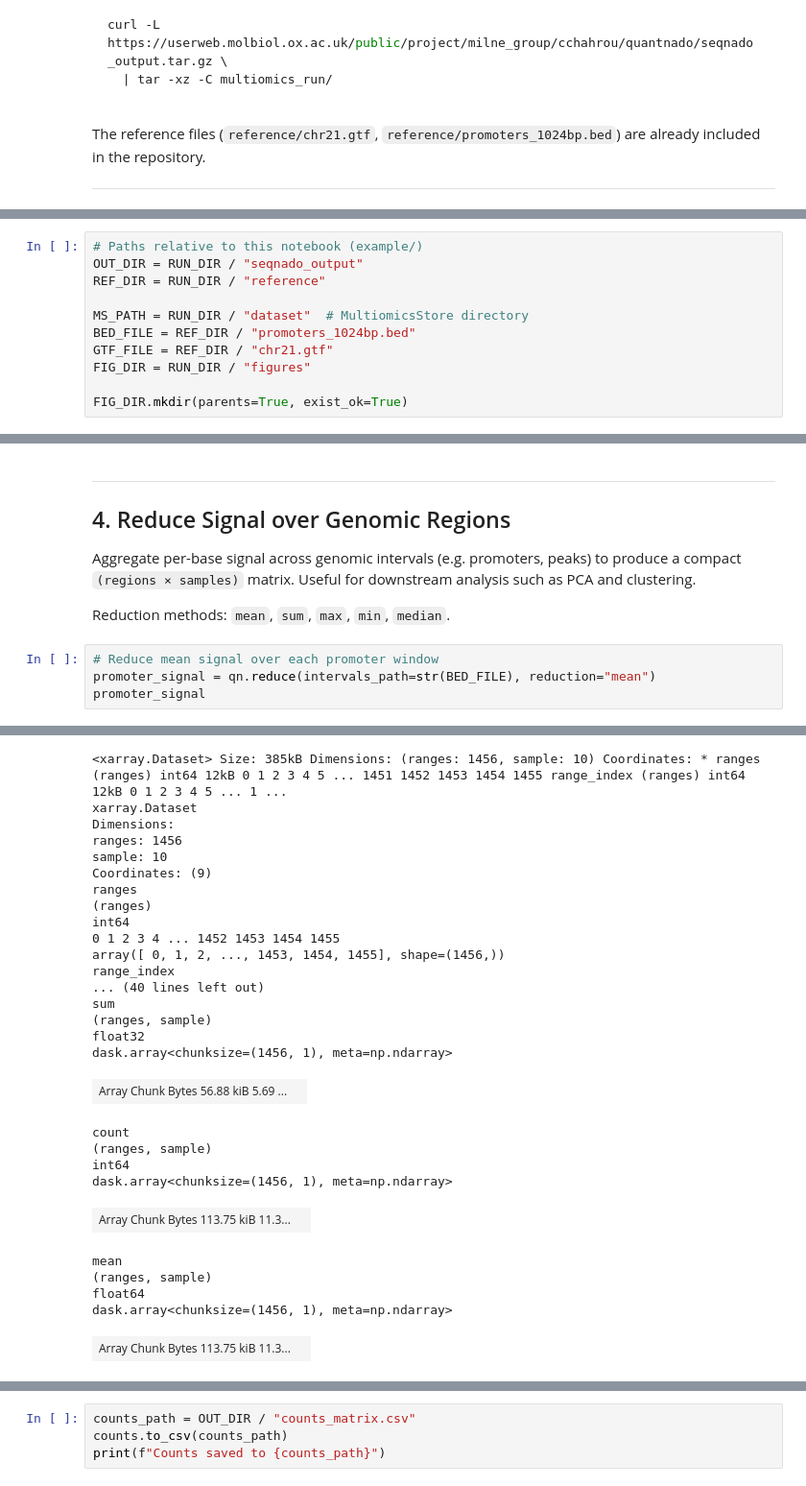
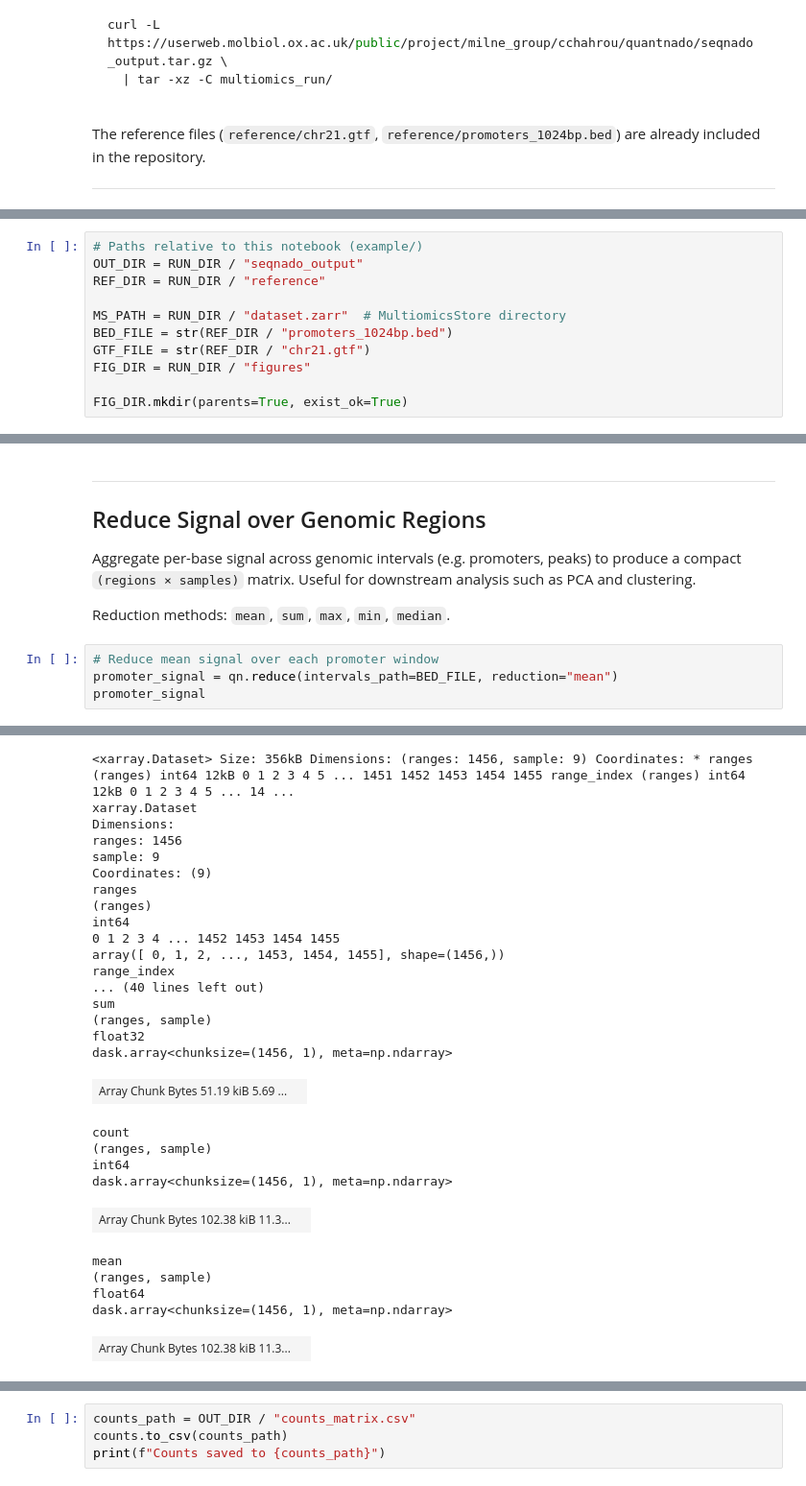
Before and after one commit to Milne-Group/QuantNado, a Jupyter notebook: example/example_dataset.ipynb, the cells around one changed output, grey strips where cells are left out. Shown at 96% size. Saved outputs shown, nothing was run; the diff lists cells and outputs as text.

```diff
--- a/example/example_dataset.ipynb
+++ b/example/example_dataset.ipynb
@@ -93,9 +95,9 @@ Done.
 OUT_DIR = RUN_DIR / "seqnado_output"
 REF_DIR = RUN_DIR / "reference"
 
-MS_PATH = RUN_DIR / "dataset"  # MultiomicsStore directory
-BED_FILE = REF_DIR / "promoters_1024bp.bed"
-GTF_FILE = REF_DIR / "chr21.gtf"
+MS_PATH = RUN_DIR / "dataset.zarr"  # MultiomicsStore directory
+BED_FILE = str(REF_DIR / "promoters_1024bp.bed")
+GTF_FILE = str(REF_DIR / "chr21.gtf")
 FIG_DIR = RUN_DIR / "figures"
 
 FIG_DIR.mkdir(parents=True, exist_ok=True)
@@ -215,7 +206,7 @@ metadata
 | snp | e9eae880d15aaf4929da8db87d4dcb83 | True | 99.945015 | coverage, variants |
 # %% [markdown]
 ---
-## 4. Reduce Signal over Genomic Regions
+## Reduce Signal over Genomic Regions
 
 Aggregate per-base signal across genomic intervals (e.g. promoters, peaks) to produce a
 compact `(regions × samples)` matrix. Useful for downstream analysis such as PCA and clustering.
@@ -223,6 +214,6 @@ compact `(regions × samples)` matrix. Useful for downstream analysis such as PC
 Reduction methods: `mean`, `sum`, `max`, `min`, `median`.
 # %%
 # Reduce mean signal over each promoter window
-promoter_signal = qn.reduce(intervals_path=str(BED_FILE), reduction="mean")
+promoter_signal = qn.reduce(intervals_path=BED_FILE, reduction="mean")
 promoter_signal
 # %% [output]
@@ -231,28 +222,28 @@ promoter_signal
-<xarray.Dataset> Size: 385kB Dimensions: (ranges: 1456, sample: 10) Coordinates: * ranges (ranges) int64 12kB 0 1 2 3 4 5 ... 1451 1452 1453 1454 1455 range_index (ranges) int64 12kB 0 1 2 3 4 5 ... 1 ...
+<xarray.Dataset> Size: 356kB Dimensions: (ranges: 1456, sample: 9) Coordinates: * ranges (ranges) int64 12kB 0 1 2 3 4 5 ... 1451 1452 1453 1454 1455 range_index (ranges) int64 12kB 0 1 2 3 4 5 ... 14 ...
 xarray.Dataset
 Dimensions:
 ranges: 1456
-sample: 10
+sample: 9
 Coordinates: (9)
 ranges
 (ranges)
 int64
 0 1 2 3 4 ... 1452 1453 1454 1455
 array([ 0, 1, 2, ..., 1453, 1454, 1455], shape=(1456,))
 range_index
 ... (40 lines left out)
 sum
 (ranges, sample)
 float32
 dask.array<chunksize=(1456, 1), meta=np.ndarray>
-| Array Chunk Bytes 56.88 kiB 5.69 ... |  |
+| Array Chunk Bytes 51.19 kiB 5.69 ... |  |
 count
 (ranges, sample)
 int64
 dask.array<chunksize=(1456, 1), meta=np.ndarray>
-| Array Chunk Bytes 113.75 kiB 11.3... |  |
+| Array Chunk Bytes 102.38 kiB 11.3... |  |
 mean
 (ranges, sample)
 float64
 dask.array<chunksize=(1456, 1), meta=np.ndarray>
-| Array Chunk Bytes 113.75 kiB 11.3... |  |
+| Array Chunk Bytes 102.38 kiB 11.3... |  |
```
Also changed, not shown: parts of 64 cells of this notebook, 19 other files.
